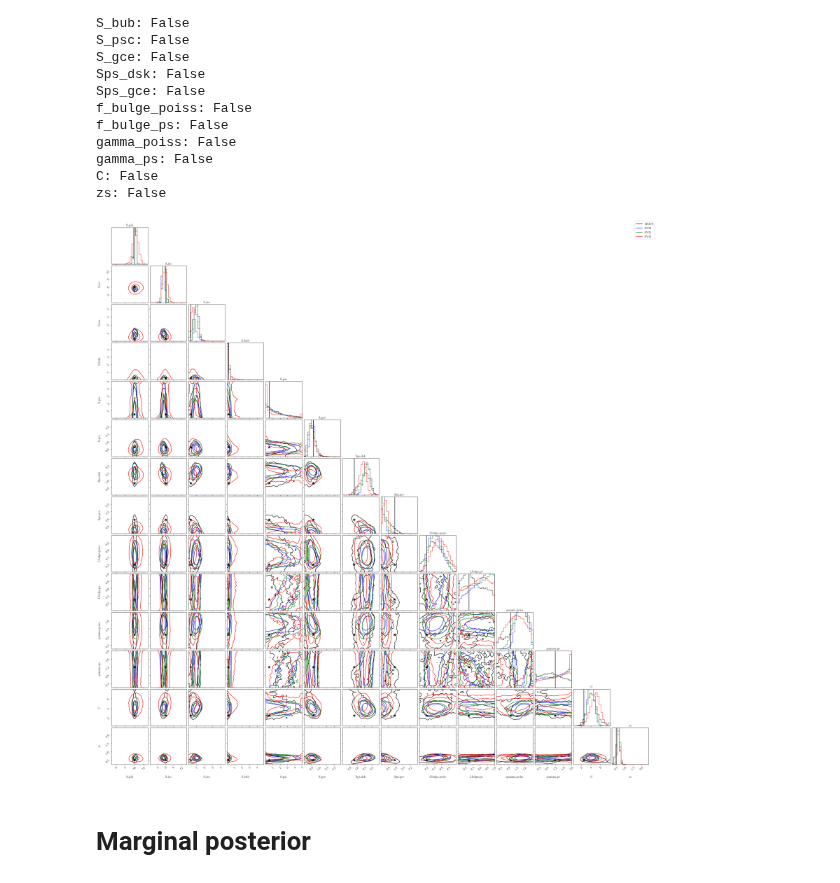
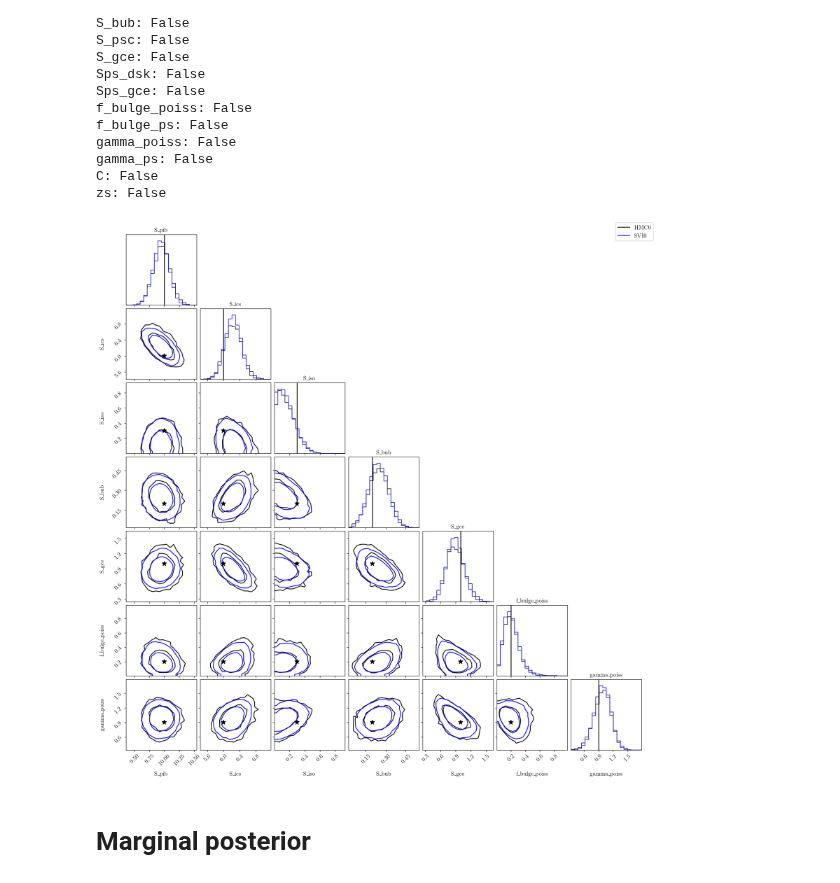
Before and after one commit to smsharma/fermi-prob-prog, a Jupyter notebook: production/view.ipynb, the cells around one changed output. Saved outputs shown, nothing was run; the diff lists cells and outputs as text; code cells hidden in the pictures.

```diff
--- a/production/view.ipynb
+++ b/production/view.ipynb
@@ -127,42 +131,42 @@ gamma_ps: False
 C: False
 zs: False
 # %%
+# labels = [
+#     'S_pib', 'S_ics', 'S_iso', 'S_bub', 'S_psc', 'S_gce', 'Sps_dsk', 'Sps_gce',
+#     'f_bulge_poiss', 'f_bulge_ps', 'gamma_poiss', 'gamma_ps', 'C', 'zs'
+# ]
+# config_dict = {
+#     'HMC0' : ('../outputs/fit/hmc_Dbase23fix_Mbase23fix_7exp/i0_n10000_ns0.p', 'k'),
+#     'SVI0' : ('../outputs/fit/svi_Dbase23fix_Mbase23fix_7exp/i0_n50000_ns5000.p', 'b'),
+#     'SVI1' : ('../outputs/fit/svi_Dbase23fix_Mbase23fix_7exp_a0.5_lf_expdlr/i0_n50000_ns10000.p', 'g'),
+#     'SVI2' : ('../outputs/fit/svi_Dbase23fix_Mbase23fix_7exp_a-0.2_lf_expdlr/i0_n50000_ns10000.p', 'r'),
+# }
+# truth_dict = json.load(open('truth_dict_base230927.json', 'r'))
+
 labels = [
-    'S_pib', 'S_ics', 'S_iso', 'S_bub', 'S_psc', 'S_gce', 'Sps_dsk', 'Sps_gce',
-    'f_bulge_poiss', 'f_bulge_ps', 'gamma_poiss', 'gamma_ps', 'C', 'zs'
+    'S_pib', 'S_ics', 'S_iso', 'S_bub', 'S_gce',
+    'f_bulge_poiss', 'gamma_poiss'
 ]
 config_dict = {
-    'HMC0' : ('../outputs/fit/hmc_Dbase23fix_Mbase23fix_7exp/i0_n10000_ns0.p', 'k'),
-    'SVI0' : ('../outputs/fit/svi_Dbase23fix_Mbase23fix_7exp/i0_n50000_ns5000.p', 'b'),
-    'SVI1' : ('../outputs/fit/svi_Dbase23fix_Mbase23fix_7exp_a0.5_lf_expdlr/i0_n50000_ns10000.p', 'g'),
-    'SVI2' : ('../outputs/fit/svi_Dbase23fix_Mbase23fix_7exp_a-0.2_lf_expdlr/i0_n50000_ns10000.p', 'r'),
+    'HMC0' : ('../outputs/fit/hmc_Dpois_Mpois/i2_n10000_ns0.p', 'k'),
+    'SVI0' : ('../outputs/fit/svi_Dpois_Mpois/i2_n50000_ns10000.p', 'b'),
 }
-truth_dict = json.load(open('truth_dict_base230927.json', 'r'))
-
-# labels = [
-#     'S_pib', 'S_ics', 'S_iso', 'S_bub', 'S_psc', 'S_gce',
-#     'f_bulge_poiss', 'gamma_poiss'
-# ]
-# config_dict = {
-#     'HMC0' : ('../outputs/fit/hmc_Dpois_Mpois/i0_n10000_ns0.p', 'k'),
-#     'SVI0' : ('../outputs/fit/svi_Dpois_Mpois/i0_n50000_ns10000.p', 'b'),
-# }
-# truth_dict = json.load(open('truth_dict_pois230927.json', 'r'))
+truth_dict = json.load(open('truth_dict_pois230927.json', 'r'))
 
 s_in = {}
 labels_dict = {}
 colors_dict = {}
 for key, (path, color) in config_dict.items():
     s = pickle.load(open(path, 'rb'))
     s_in[key] = {k: s[k] for k in labels}
     labels_dict[key] = key
     colors_dict[key] = color
 
 t_in = {k: truth_dict[k] for k in labels}
 
 multi_corner(s_in, labels, point_est=t_in, colors_dict=colors_dict, labels_dict=labels_dict)
 # %% [output]
-[figure, old version]
+[figure, new version]
 # %% [markdown]
 # Marginal posterior
 # %%
```
Also changed, not shown: parts of 3 cells of this notebook, 5 other files.
